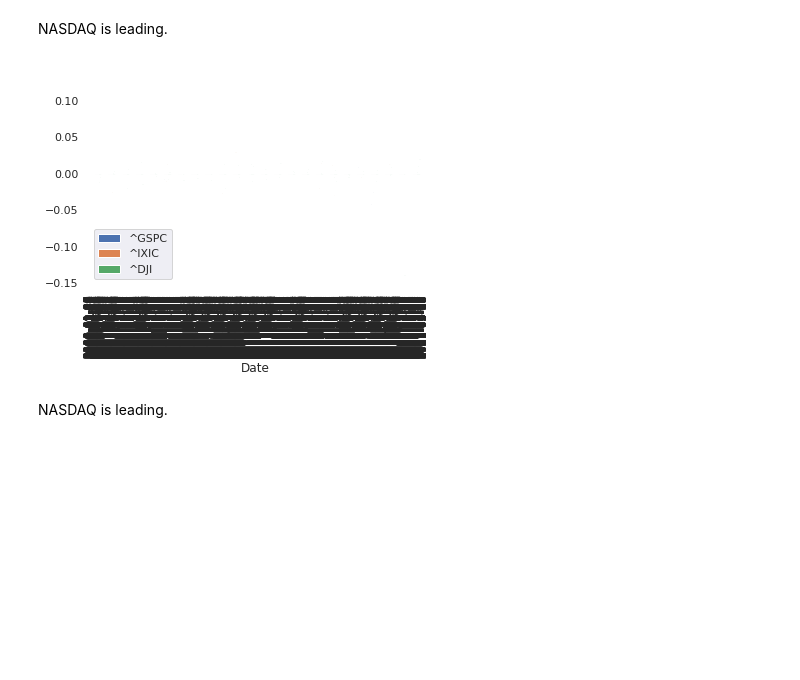
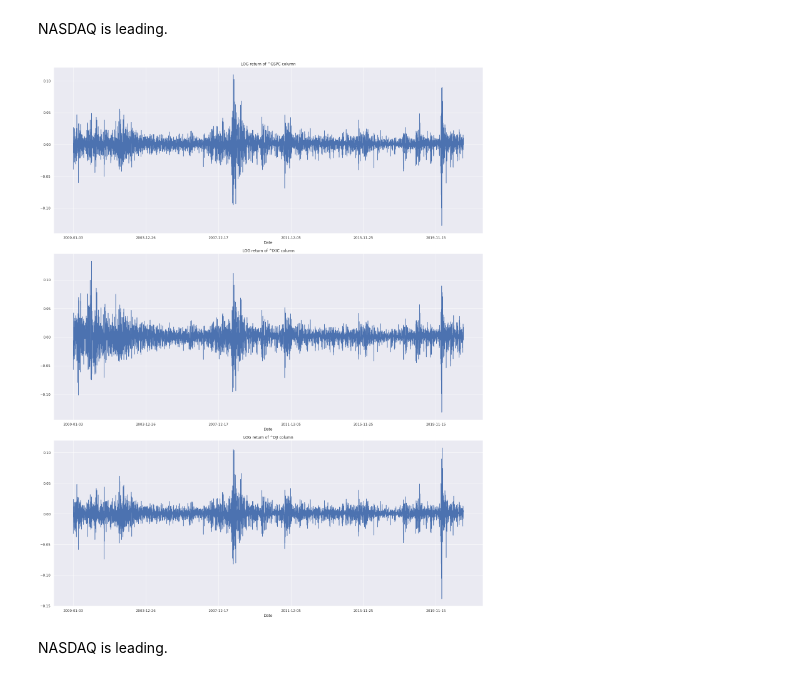
Before and after one commit to bhavinmoriya/Python-for-Financial-Analysis-and-Algorithmic-Trading, a Jupyter notebook: stock-index-analysis-2.ipynb, the cells around one changed output. Drawn from its saved outputs; the diff is of its cells as text; code cells hidden in the pictures; blank space fills up the shorter version.

```diff
--- a/stock-index-analysis-2.ipynb
+++ b/stock-index-analysis-2.ipynb
@@ -54,11 +54,17 @@ norm_df.plot(figsize=(20,15))
 [figure]
 # %% [markdown]
 NASDAQ is leading.
-# %%
-df_return = np.log(df / df.shift())
-df_return.plot.bar();
-# %% [output]
-[figure, removed]
+# %%
+df_return = np.log(df / df.shift())
+fig, ax = plt.subplots(3,1, figsize=(20,25))
+ax = ax.flatten()
+for i, c in enumerate(df.columns):
+    df_return[c].plot(ax=ax[i])
+#     print(i,c)
+    ax[i].set_title(f'LOG return of {c} column')
+    plt.tight_layout()
+# %% [output]
+[figure, added]
 # %% [markdown]
 NASDAQ is leading.
 # %%
```
Also changed, not shown: parts of 3 cells of this notebook.
